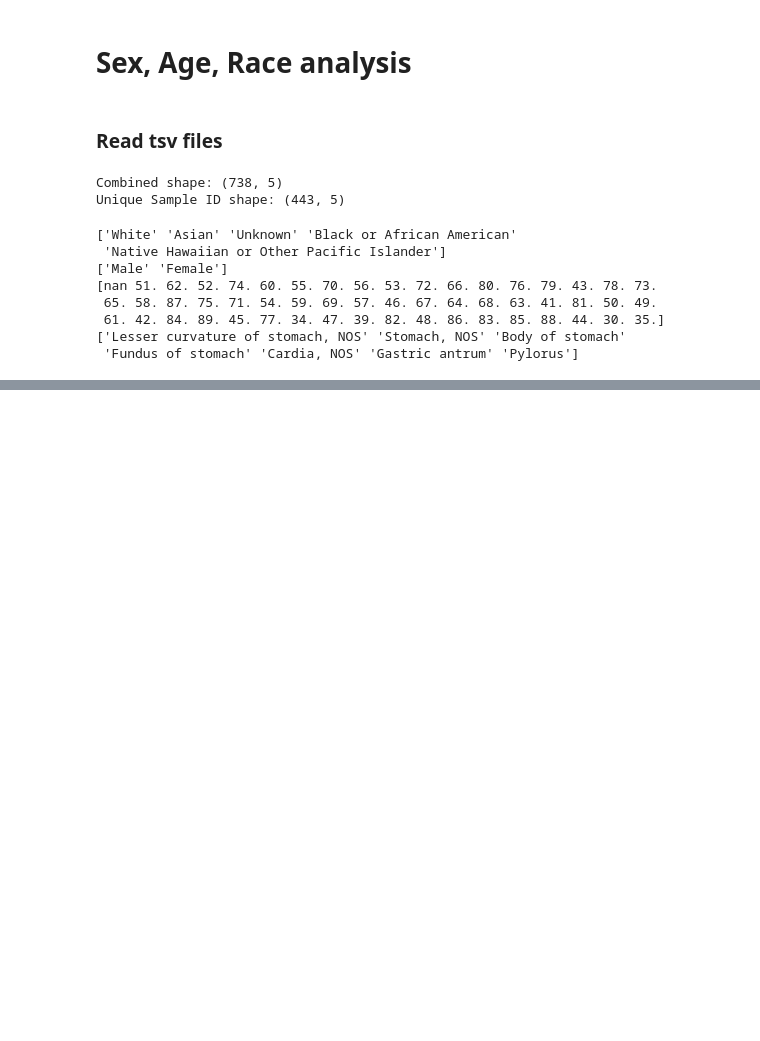
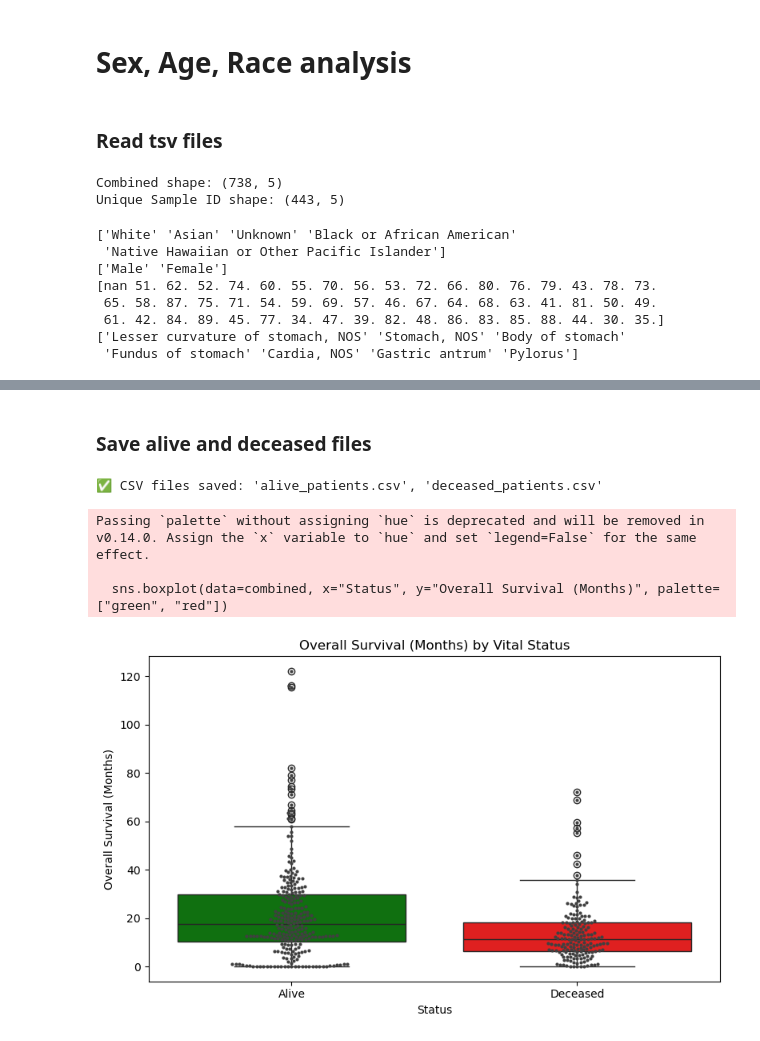
Before and after one commit to atanugiri/gastric-cancer, a Jupyter notebook: 00_data_analysis.ipynb, the cells around one changed output, grey strips where cells are left out. Cells and saved outputs as stored; diff of their text form; code cells hidden in the pictures; blank space fills up the shorter version.

```diff
--- a/00_data_analysis.ipynb
+++ b/00_data_analysis.ipynb
@@ -169,0 +297,6 @@ print(combined_df['Anatomic Region'].unique())
+# %%
+alive_df = df[df["Overall Survival Status"] == 0][[
+    "Disease Free (Months)", "Disease Free Status", "Overall Survival (Months)"
+]]
+print("🟢 Alive Patients:")
+print(alive_df.head())
@@ -169,0 +313,6 @@ print(combined_df['Anatomic Region'].unique())
+# %%
+deceased_df = df[df["Overall Survival Status"] == 1][[
+    "Disease Free (Months)", "Disease Free Status", "Overall Survival (Months)"
+]]
+print("🔴 Deceased Patients:")
+print(deceased_df.head())
@@ -169,0 +327,38 @@ print(combined_df['Anatomic Region'].unique())
+# %% [markdown]
+### Save alive and deceased files
+# %%
+# Save alive patients
+alive_df.to_csv("alive_patients.csv", index=False)
+
+# Save deceased patients
+deceased_df.to_csv("deceased_patients.csv", index=False)
+
+print("✅ CSV files saved: 'alive_patients.csv', 'deceased_patients.csv'")
+# %% [output]
+✅ CSV files saved: 'alive_patients.csv', 'deceased_patients.csv'
+# %%
+import seaborn as sns
+import matplotlib.pyplot as plt
+import pandas as pd
+
+# Combine with a group label for plotting
+alive_plot = alive_df.copy()
+alive_plot["Status"] = "Alive"
+
+deceased_plot = deceased_df.copy()
+deceased_plot["Status"] = "Deceased"
+
+combined = pd.concat([alive_plot, deceased_plot])
+
+# Plot
+plt.figure(figsize=(8, 5))
+sns.boxplot(data=combined, x="Status", y="Overall Survival (Months)", palette=["green", "red"])
+sns.swarmplot(data=combined, x="Status", y="Overall Survival (Months)", color=".25", size=3)
+plt.title("Overall Survival (Months) by Vital Status")
+plt.tight_layout()
+plt.show()
+# %% [output]
+Passing `palette` without assigning `hue` is deprecated and will be removed in v0.14.0. Assign the `x` variable to `hue` and set `legend=False` for the same effect.
+
+  sns.boxplot(data=combined, x="Status", y="Overall Survival (Months)", palette=["green", "red"])
+[figure, added]
```
Also changed, not shown: parts of 15 cells of this notebook.
